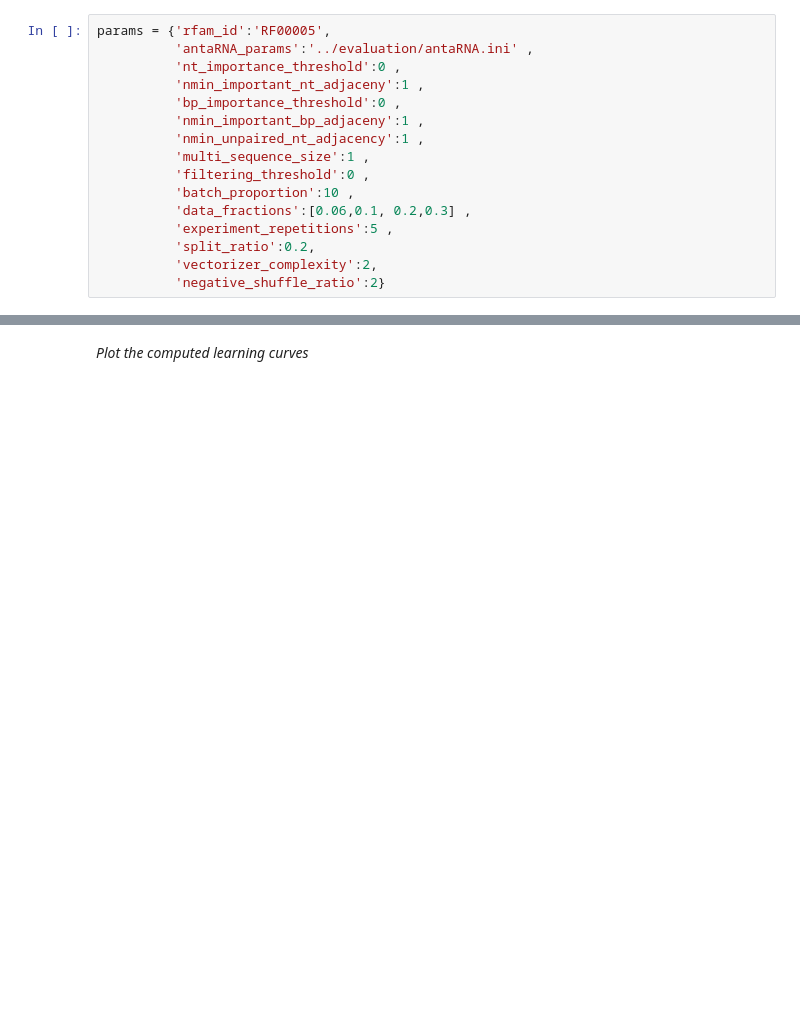
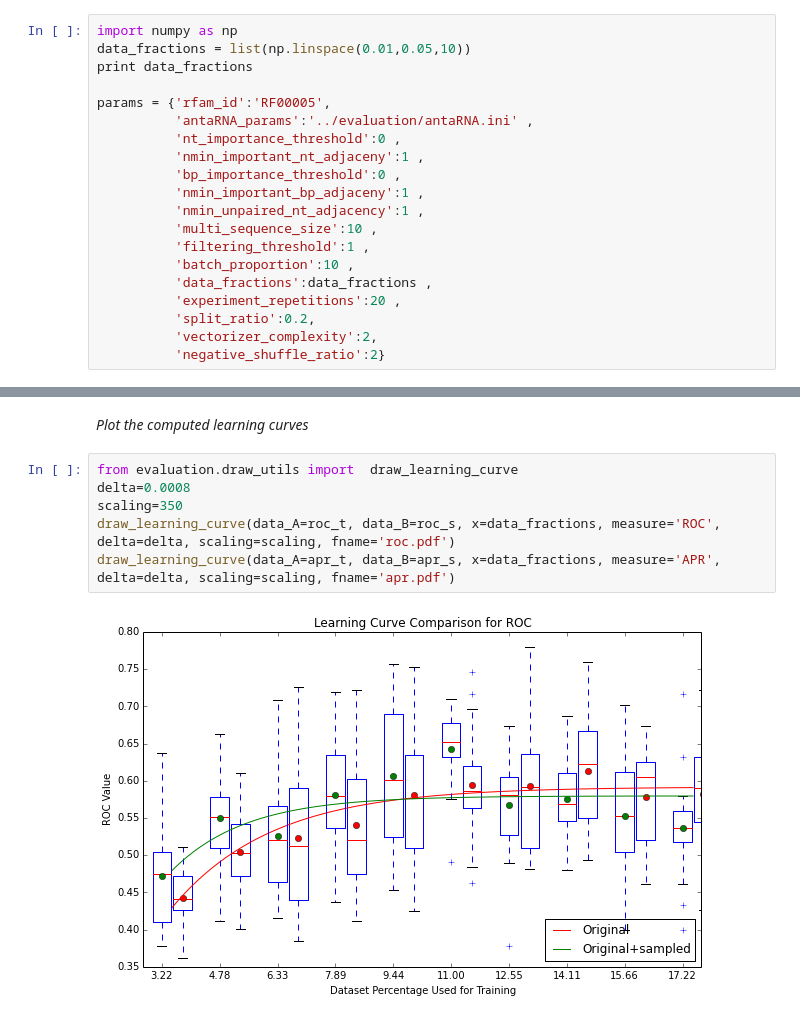
Before and after one commit to fabriziocosta/RNAsynth, a Jupyter notebook: notebooks/RNADesign.ipynb, the cells around one changed output, grey strips where cells are left out. Saved outputs shown, nothing was run; the diff lists cells and outputs as text; blank space fills up the shorter version.

```diff
--- a/notebooks/RNADesign.ipynb
+++ b/notebooks/RNADesign.ipynb
@@ -15,6 +15,10 @@ configure_logging(logging.getLogger(), verbosity=2, filename='rna.log')
 # %% [markdown]
 *Define experimental parameters*
 # %%
+import numpy as np
+data_fractions = list(np.linspace(0.01,0.05,10))
+print data_fractions
+
 params = {'rfam_id':'RF00005',
           'antaRNA_params':'../evaluation/antaRNA.ini' ,
           'nt_importance_threshold':0 ,
@@ -22,11 +26,11 @@ params = {'rfam_id':'RF00005',
           'bp_importance_threshold':0 ,
           'nmin_important_bp_adjaceny':1 ,
           'nmin_unpaired_nt_adjacency':1 ,
-          'multi_sequence_size':1 ,
-          'filtering_threshold':0 ,
+          'multi_sequence_size':10 ,
+          'filtering_threshold':1 ,
           'batch_proportion':10 ,
-          'data_fractions':[0.06,0.1, 0.2,0.3] ,
-          'experiment_repetitions':5 ,
+          'data_fractions':data_fractions ,
+          'experiment_repetitions':20 ,
           'split_ratio':0.2,
           'vectorizer_complexity':2,
           'negative_shuffle_ratio':2}
@@ -58,2 +154,10 @@ KeyboardInterrupt:
 # %% [markdown]
 *Plot the computed learning curves*
+# %%
+from evaluation.draw_utils import  draw_learning_curve
+delta=0.0008
+scaling=350
+draw_learning_curve(data_A=roc_t, data_B=roc_s, x=data_fractions, measure='ROC', delta=delta, scaling=scaling, fname='roc.pdf')
+draw_learning_curve(data_A=apr_t, data_B=apr_s, x=data_fractions, measure='APR', delta=delta, scaling=scaling, fname='apr.pdf')
+# %% [output]
+[figure, added]
```
Also changed, not shown: parts of 7 cells of this notebook, 5 other files.
